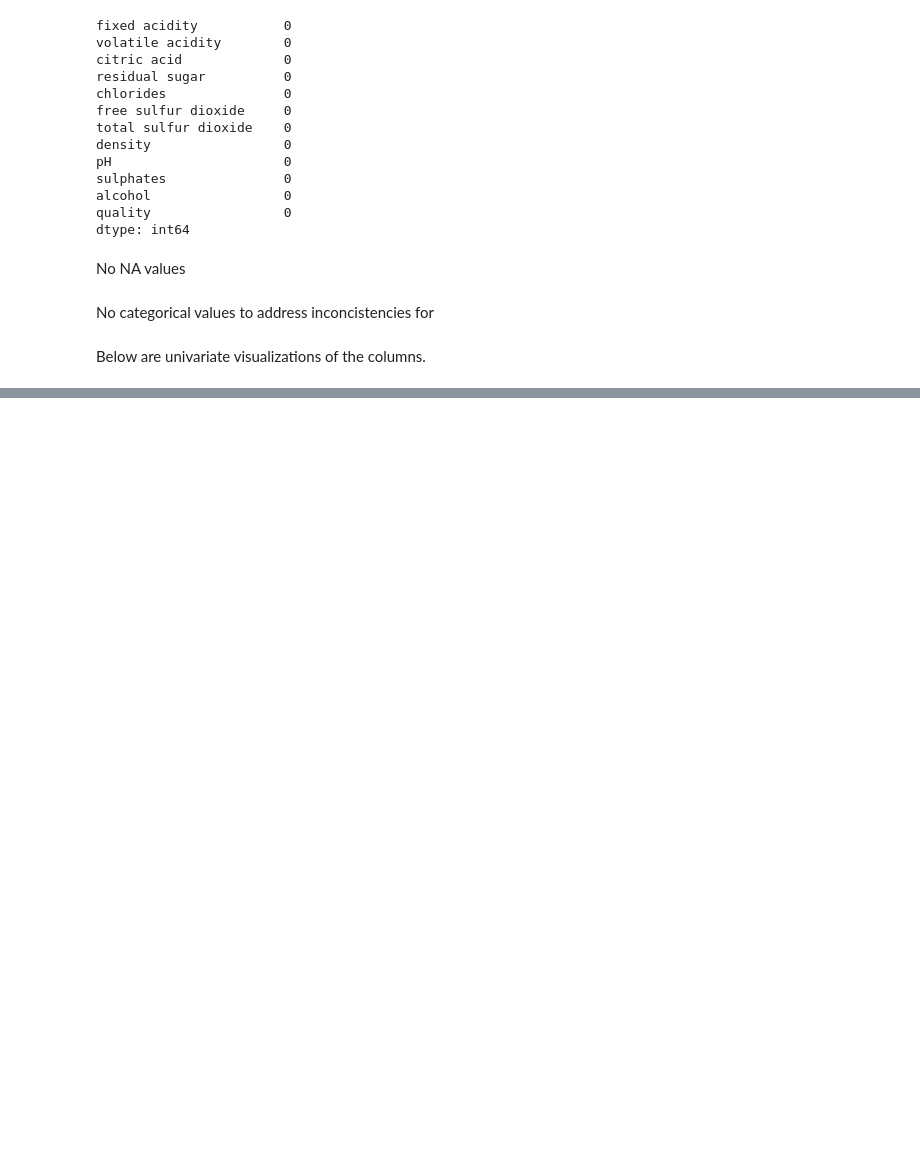
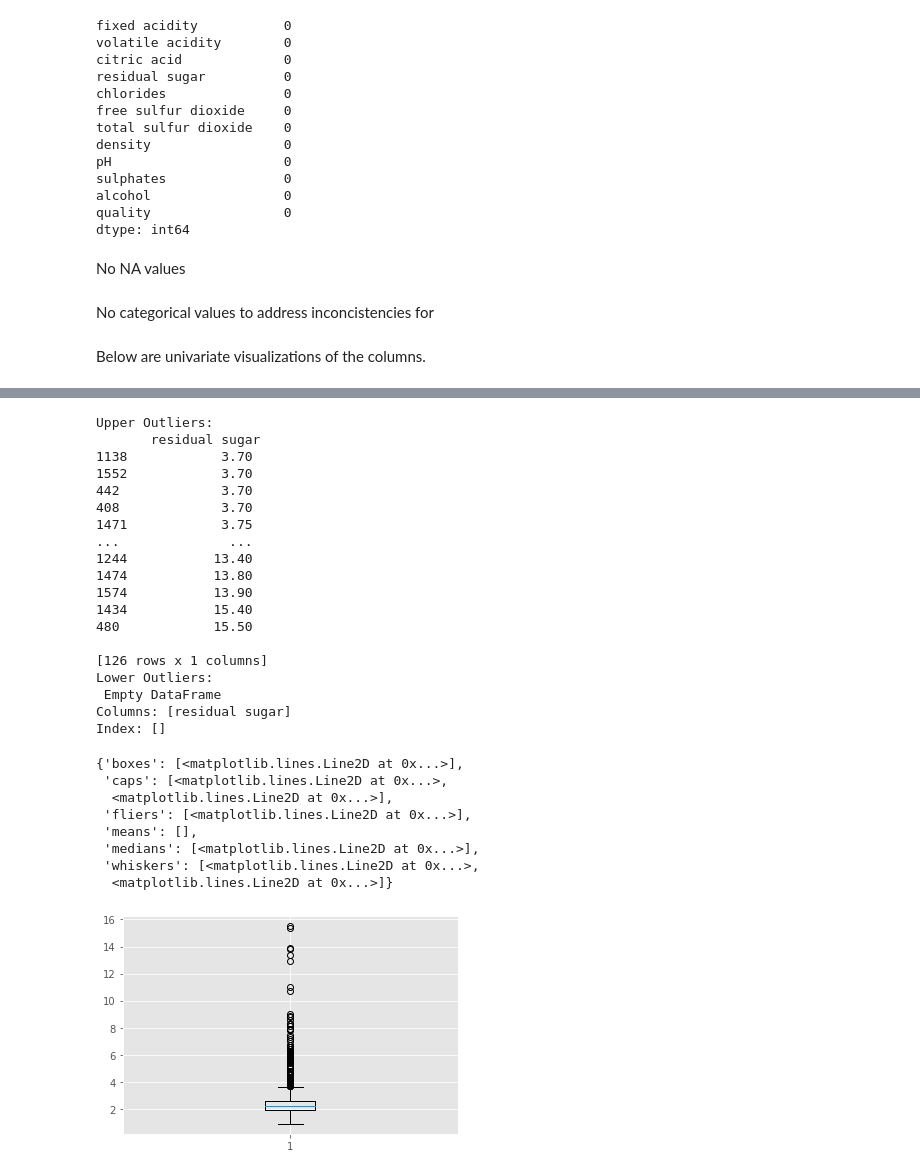
Before and after one commit to mpartain1/Project2CodingDojo, a Jupyter notebook: Project2Pt2.ipynb, the cells around one changed output, grey strips where cells are left out. Cells and saved outputs as stored; diff of their text form; code cells hidden in the pictures; blank space fills up the shorter version.

```diff
--- a/Project2Pt2.ipynb
+++ b/Project2Pt2.ipynb
@@ -213,0 +94,39 @@ plt.boxplot(df['quality'])
+# %%
+upper_outlier_value = 1.5*(df['residual sugar'].describe()[6]-df['residual sugar'].describe()[4]) + df['residual sugar'].describe()[6]
+lower_outlier_value =  df['residual sugar'].describe()[4]-1.5*(df['residual sugar'].describe()[6]-df['residual sugar'].describe()[4])
+upper_outliers = pd.DataFrame(df.loc[df['residual sugar']>upper_outlier_value, 'residual sugar'].sort_values(ascending=True))
+lower_outliers = pd.DataFrame(df.loc[df['residual sugar']<lower_outlier_value, 'residual sugar'].sort_values(ascending=True))
+print(f'Upper Outliers:\n {upper_outliers}')
+print(f'Lower Outliers:\n {lower_outliers}')
+
+plt.style.use('ggplot')
+plt.boxplot(df['residual sugar'])
+# %% [output]
+Upper Outliers:
+       residual sugar
+1138            3.70
+1552            3.70
+442             3.70
+408             3.70
+1471            3.75
+...              ...
+1244           13.40
+1474           13.80
+1574           13.90
+1434           15.40
+480            15.50
+
+[126 rows x 1 columns]
+Lower Outliers:
+ Empty DataFrame
+Columns: [residual sugar]
+Index: []
+{'boxes': [<matplotlib.lines.Line2D at 0x...>],
+ 'caps': [<matplotlib.lines.Line2D at 0x...>,
+  <matplotlib.lines.Line2D at 0x...>],
+ 'fliers': [<matplotlib.lines.Line2D at 0x...>],
+ 'means': [],
+ 'medians': [<matplotlib.lines.Line2D at 0x...>],
+ 'whiskers': [<matplotlib.lines.Line2D at 0x...>,
+  <matplotlib.lines.Line2D at 0x...>]}
+[figure, added]
```
Also changed, not shown: parts of 24 cells of this notebook.
